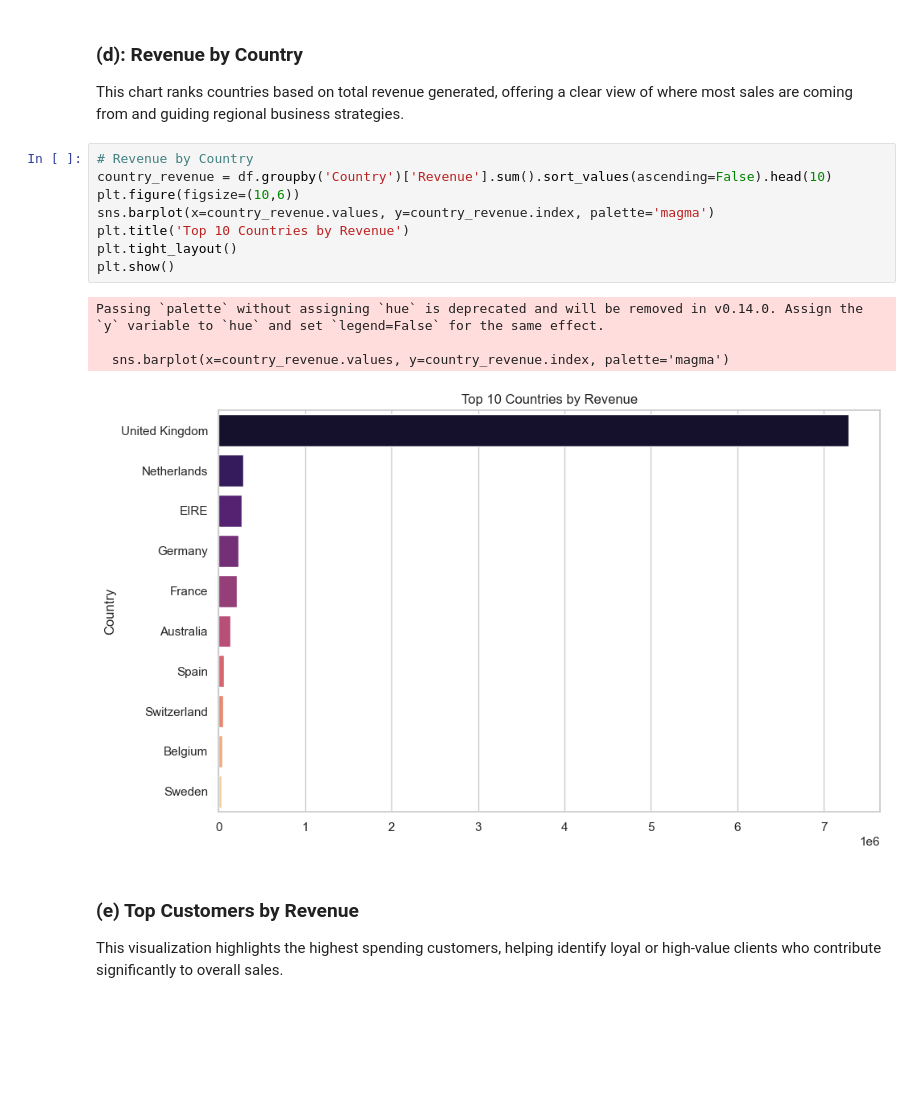
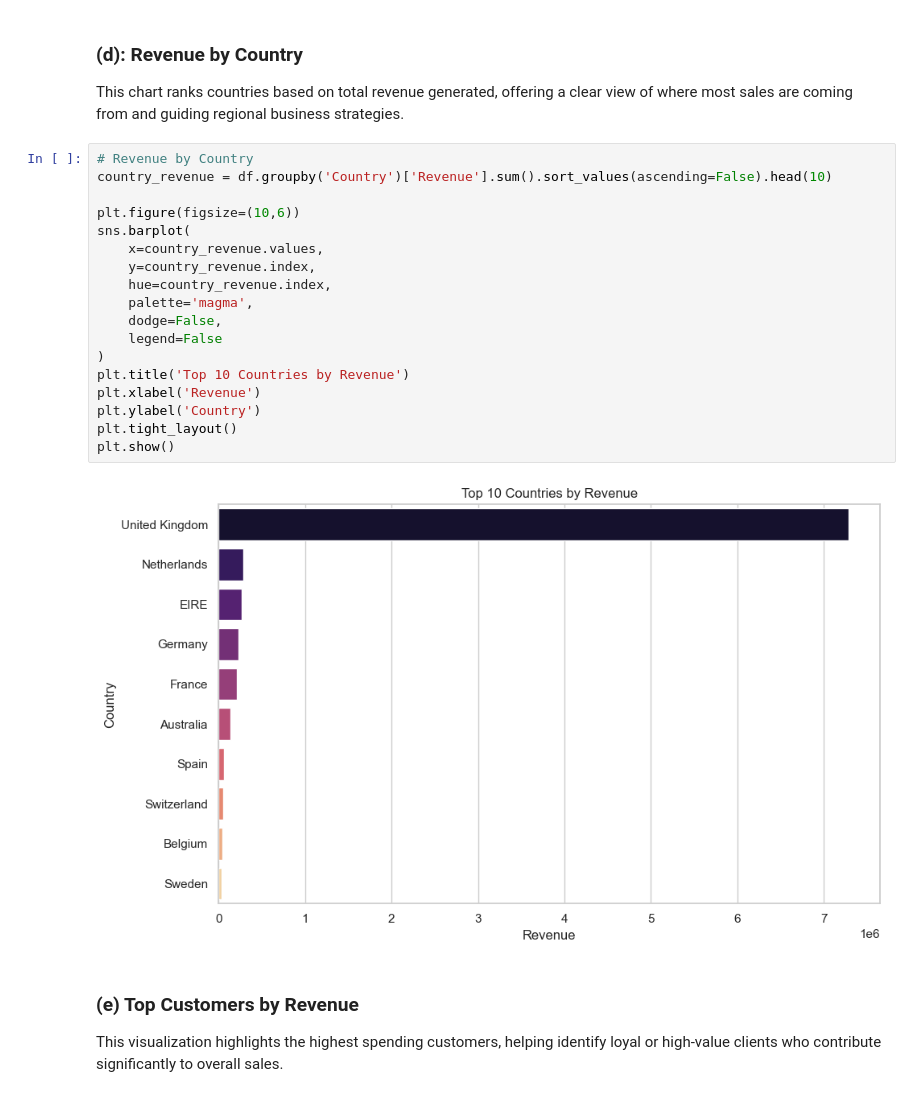
Before and after one commit to Ghanshyam-kr/OnlineRetail_EDA_Task, a Jupyter notebook: OnlineRetail_EDA.ipynb, the cells around one changed output. Cells and saved outputs as stored; diff of their text form; blank space fills up the shorter version.

```diff
--- a/OnlineRetail_EDA.ipynb
+++ b/OnlineRetail_EDA.ipynb
@@ -250,16 +250,23 @@ This chart ranks countries based on total revenue generated, offering a clear vi
 # %%
 # Revenue by Country
 country_revenue = df.groupby('Country')['Revenue'].sum().sort_values(ascending=False).head(10)
+
 plt.figure(figsize=(10,6))
-sns.barplot(x=country_revenue.values, y=country_revenue.index, palette='magma')
+sns.barplot(
+    x=country_revenue.values,
+    y=country_revenue.index,
+    hue=country_revenue.index,
+    palette='magma',
+    dodge=False,
+    legend=False
+)
 plt.title('Top 10 Countries by Revenue')
+plt.xlabel('Revenue')
+plt.ylabel('Country')
 plt.tight_layout()
 plt.show()
 # %% [output]
-Passing `palette` without assigning `hue` is deprecated and will be removed in v0.14.0. Assign the `y` variable to `hue` and set `legend=False` for the same effect.
-
-  sns.barplot(x=country_revenue.values, y=country_revenue.index, palette='magma')
-[figure, old version]
+[figure, new version]
 # %% [markdown]
 ### (e) Top Customers by Revenue
 This visualization highlights the highest spending customers, helping identify loyal or high-value clients who contribute significantly to overall sales.
```
